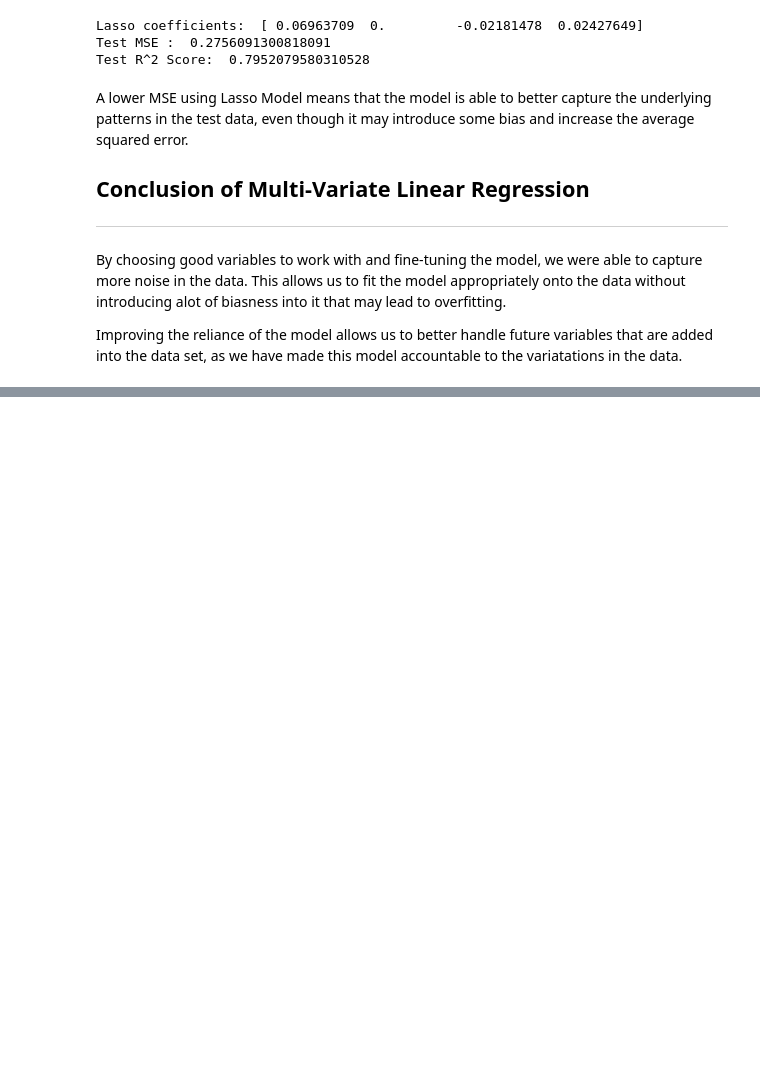
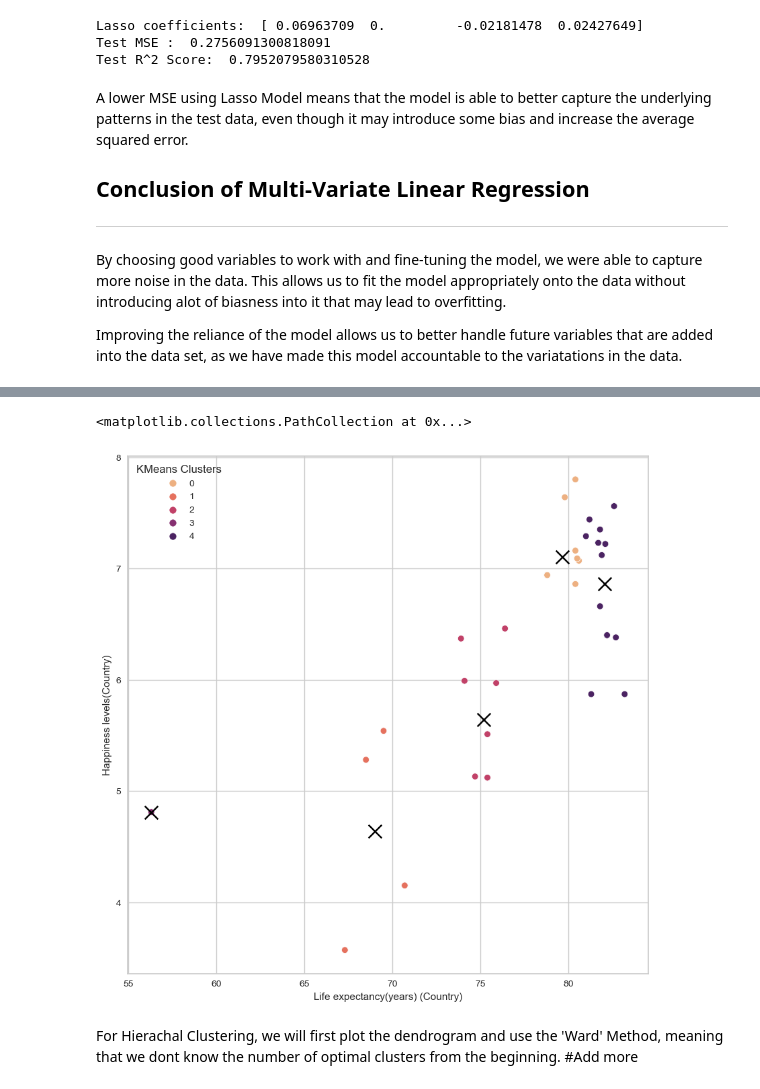
Before and after one commit to JaredNgwj/SC1015, a Jupyter notebook: SC1015 Full Project - City Happiness Level.ipynb, the cells around one changed output, grey strips where cells are left out. Drawn from its saved outputs; the diff is of its cells as text; code cells hidden in the pictures; blank space fills up the shorter version.

```diff
--- a/SC1015 Full Project - City Happiness Level.ipynb
+++ b/SC1015 Full Project - City Happiness Level.ipynb
@@ -617,0 +589,15 @@ plt.show()
+# %%
+kmeans = KMeans(n_clusters = 5, random_state = 1, init = "k-means++")
+kmeans.fit(CityDataAnalysis)
+labels = kmeans.predict(CityDataAnalysis)
+
+CityData["KMeans Clusters"] = kmeans.labels_
+
+plt.figure(figsize = (10,10))
+sb.scatterplot(x = "Life expectancy(years) (Country)" , y = "Happiness levels(Country)", hue = 'KMeans Clusters' , palette = "flare" , data = CityData)
+plt.scatter(kmeans.cluster_centers_[:,0], kmeans.cluster_centers_[:,1], s =200, marker = "x" , c = 'black' )
+# %% [output]
+<matplotlib.collections.PathCollection at 0x...>
+[figure, added]
+# %% [markdown]
+For Hierachal Clustering, we will first plot the dendrogram and use the 'Ward' Method, meaning that we dont know the number of optimal clusters from the beginning. #Add more
```
Also changed, not shown: parts of 16 cells of this notebook.
